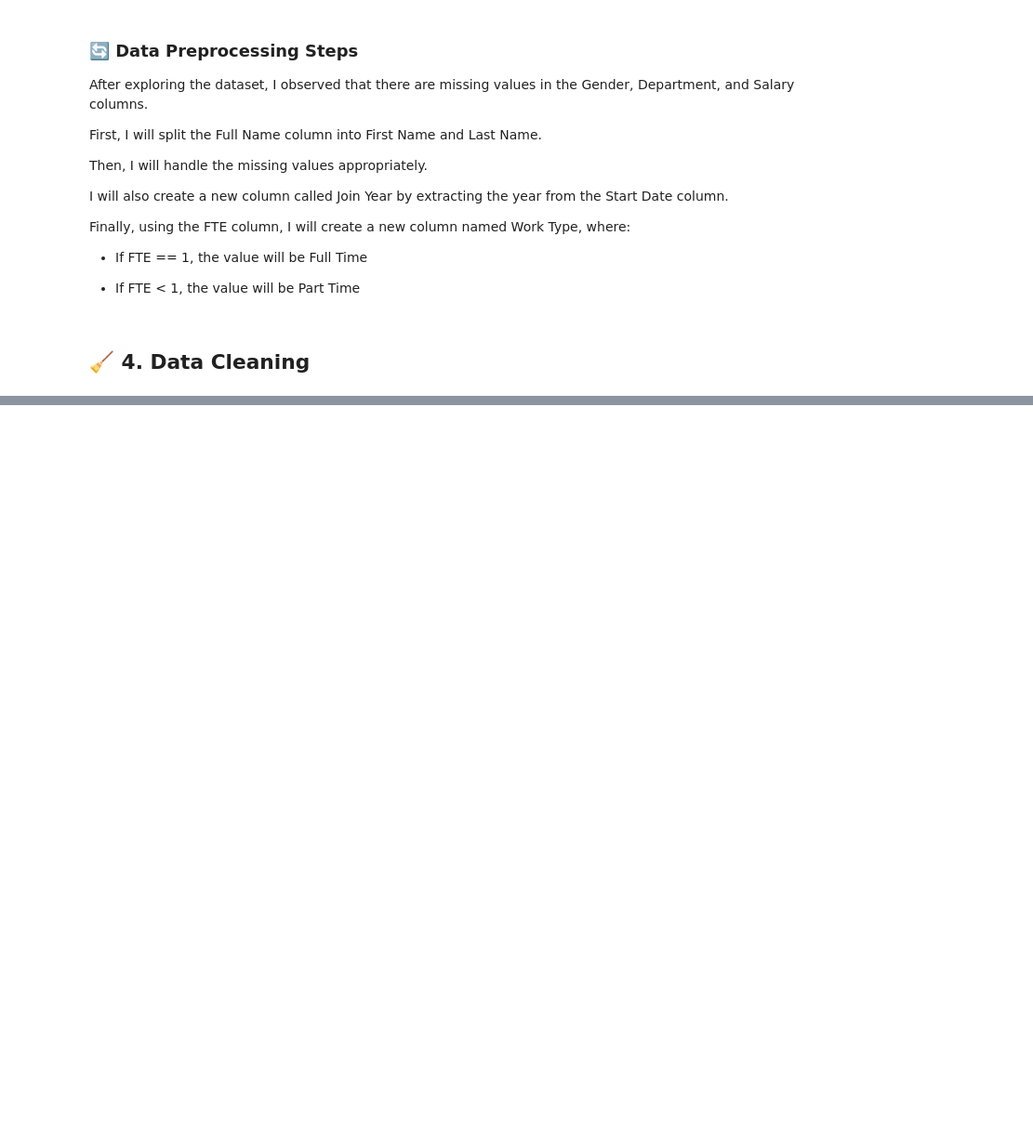
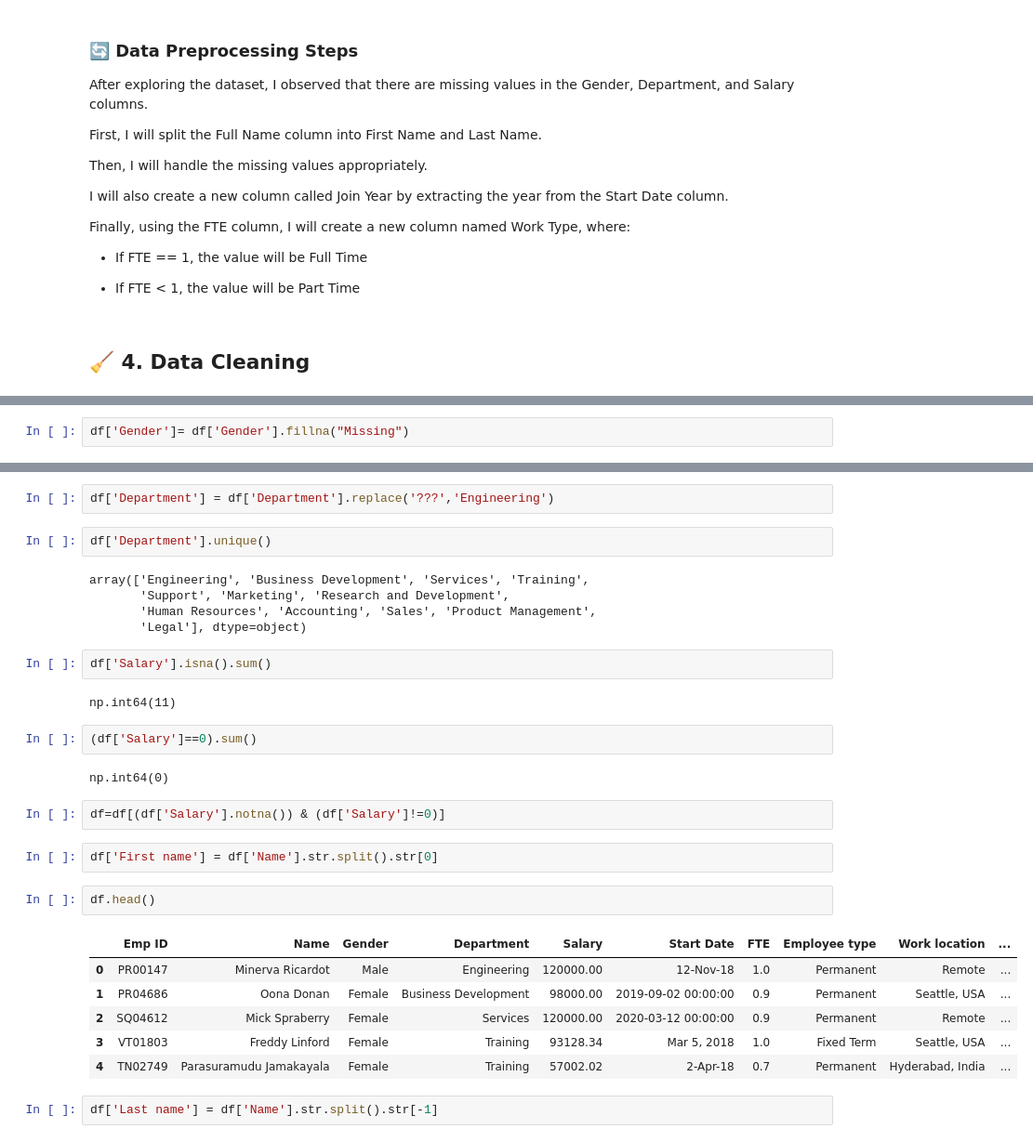
Before and after one commit to gauravvxv/Employee-Analytics-Dashboard, a Jupyter notebook: Notebook/Staff.ipynb, the cells around one changed output, grey strips where cells are left out. Shown at 93% size. Saved outputs shown, nothing was run; the diff lists cells and outputs as text; blank space fills up the shorter version.

```diff
--- a/Notebook/Staff.ipynb
+++ b/Notebook/Staff.ipynb
@@ -139,0 +163,2 @@ Finally, using the FTE column, I will create a new column named Work Type, where
+# %%
+df['Gender']= df['Gender'].fillna("Missing")
@@ -139,0 +169,32 @@ Finally, using the FTE column, I will create a new column named Work Type, where
+# %%
+df['Department'] = df['Department'].replace('???','Engineering')
+# %%
+df['Department'].unique()
+# %% [output]
+array(['Engineering', 'Business Development', 'Services', 'Training',
+       'Support', 'Marketing', 'Research and Development',
+       'Human Resources', 'Accounting', 'Sales', 'Product Management',
+       'Legal'], dtype=object)
+# %%
+df['Salary'].isna().sum()
+# %% [output]
+np.int64(11)
+# %%
+(df['Salary']==0).sum()
+# %% [output]
+np.int64(0)
+# %%
+df=df[(df['Salary'].notna()) & (df['Salary']!=0)]
+# %%
+df['First name'] = df['Name'].str.split().str[0]
+# %%
+df.head()
+# %% [output]
+|  | Emp ID | Name | Gender | Department | Salary | Start Date | FTE | Employee type | Work location | ... |
+| 0 | PR00147 | Minerva Ricardot | Male | Engineering | 120000.00 | 12-Nov-18 | 1.0 | Permanent | Remote | ... |
+| 1 | PR04686 | Oona Donan | Female | Business Development | 98000.00 | 2019-09-02 00:00:00 | 0.9 | Permanent | Seattle, USA | ... |
+| 2 | SQ04612 | Mick Spraberry | Female | Services | 120000.00 | 2020-03-12 00:00:00 | 0.9 | Permanent | Remote | ... |
+| 3 | VT01803 | Freddy Linford | Female | Training | 93128.34 | Mar 5, 2018 | 1.0 | Fixed Term | Seattle, USA | ... |
+| 4 | TN02749 | Parasuramudu Jamakayala | Female | Training | 57002.02 | 2-Apr-18 | 0.7 | Permanent | Hyderabad, India | ... |
+# %%
+df['Last name'] = df['Name'].str.split().str[-1]
```
Also changed, not shown: parts of 11 cells of this notebook.
